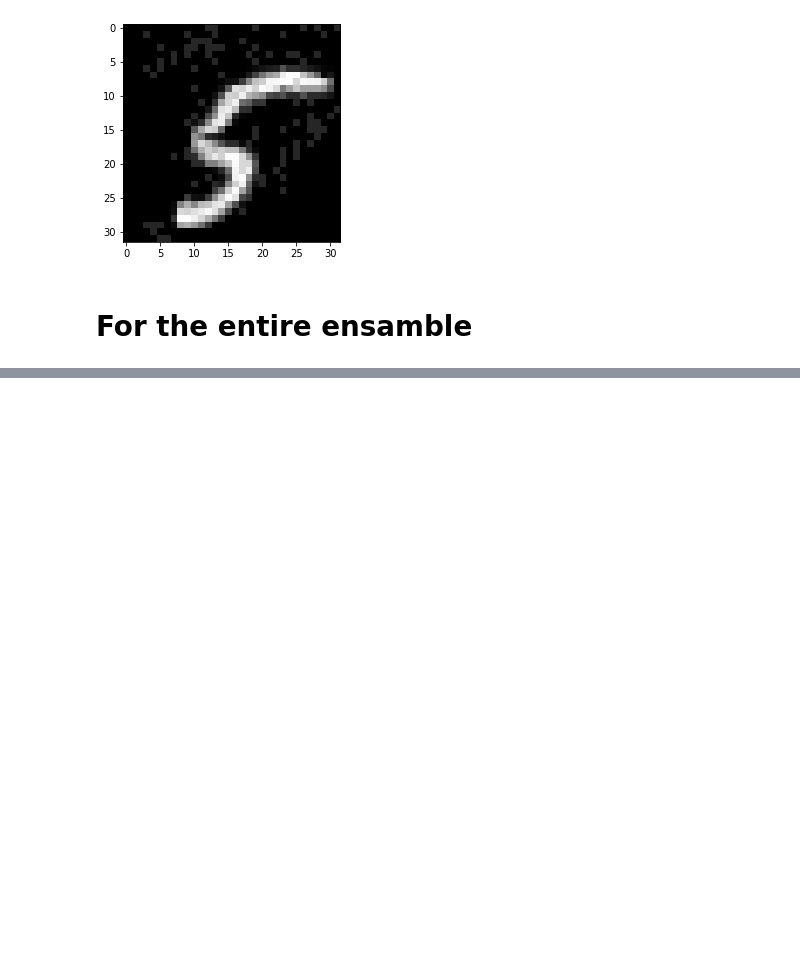
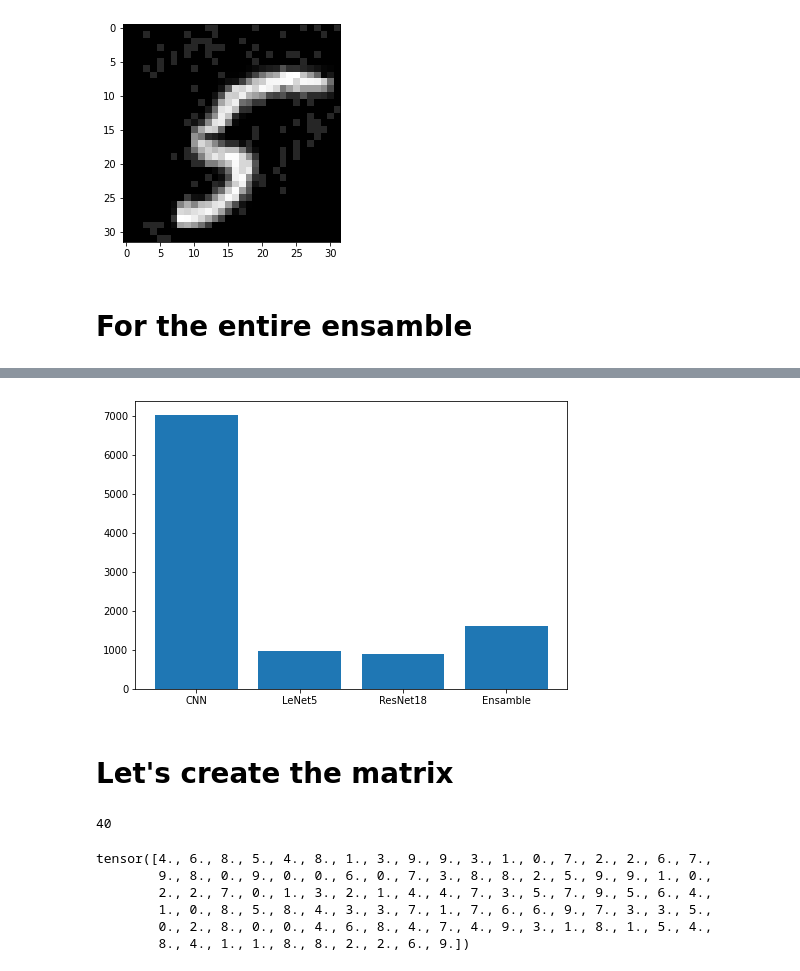
Before and after one commit to xTavi/BlackBoxAttack, a Jupyter notebook: BlackBoxAttack.ipynb, the cells around one changed output, grey strips where cells are left out. Cells and saved outputs as stored; diff of their text form; code cells hidden in the pictures; blank space fills up the shorter version.

```diff
--- a/BlackBoxAttack.ipynb
+++ b/BlackBoxAttack.ipynb
@@ -1939,0 +1623,37 @@ LeNet555(
+# %%
+final_ensamble = torch.load("ensamble_images.csv")
+final_queries = torch.load("ensamble_queries.csv")
+assert final_queries.size() == torch.Size([100]), f"{final_queries.size()}"
+assert final_ensamble.size() == torch.Size([100, 1, 28, 28]), f"{final_ensamble.size()}"
+
+data1 = torch.load("1first1.csv")
+queries = torch.load('1queries1.csv')
+assert queries.size() == torch.Size([100]), f"{queries.size()}"
+assert data1.size() == torch.Size([100, 1, 28, 28]), f"{data1.size()}"
+
+data2 = torch.load("2second2.csv")
+queries2 = torch.load("2queries2.csv")
+assert queries2.size() == torch.Size([100]), f"{queries2.size()}"
+assert data2.size() == torch.Size([100, 1, 32, 32]), f"{data2.size()}"
+
+data3 = torch.load("3third3.csv")
+queries3 = torch.load("3queries3.csv")
+assert queries3.size() == torch.Size([100]), f"{queries3.size()}"
+assert data3.size() == torch.Size([100, 1, 28, 28]), f"{data3.size()}"
+# %%
+a = final_queries.mean()
+b = queries.mean()
+c = queries2.mean()
+d = queries3.mean()
+# %%
+import matplotlib.pyplot as plt
+fig = plt.figure()
+ax = fig.add_axes([0,0,1,1])
+langs = ['CNN', 'LeNet5', 'ResNet18', 'Ensamble']
+students = [b, c, d, a]
+ax.bar(langs,students)
+plt.show()
+# %% [output]
+[figure, added]
+# %% [markdown]
+# Let's create the matrix
@@ -1939,0 +1713,13 @@ LeNet555(
+# %%
+len(matrix)
+# %% [output]
+40
+# %%
+bunch_of_labels
+# %% [output]
+tensor([4., 6., 8., 5., 4., 8., 1., 3., 9., 9., 3., 1., 0., 7., 2., 2., 6., 7.,
+        9., 8., 0., 9., 0., 0., 6., 0., 7., 3., 8., 8., 2., 5., 9., 9., 1., 0.,
+        2., 2., 7., 0., 1., 3., 2., 1., 4., 4., 7., 3., 5., 7., 9., 5., 6., 4.,
+        1., 0., 8., 5., 8., 4., 3., 3., 7., 1., 7., 6., 6., 9., 7., 3., 3., 5.,
+        0., 2., 8., 0., 0., 4., 6., 8., 4., 7., 4., 9., 3., 1., 8., 1., 5., 4.,
+        8., 4., 1., 1., 8., 8., 2., 2., 6., 9.])
```
Also changed, not shown: parts of 67 cells of this notebook.
